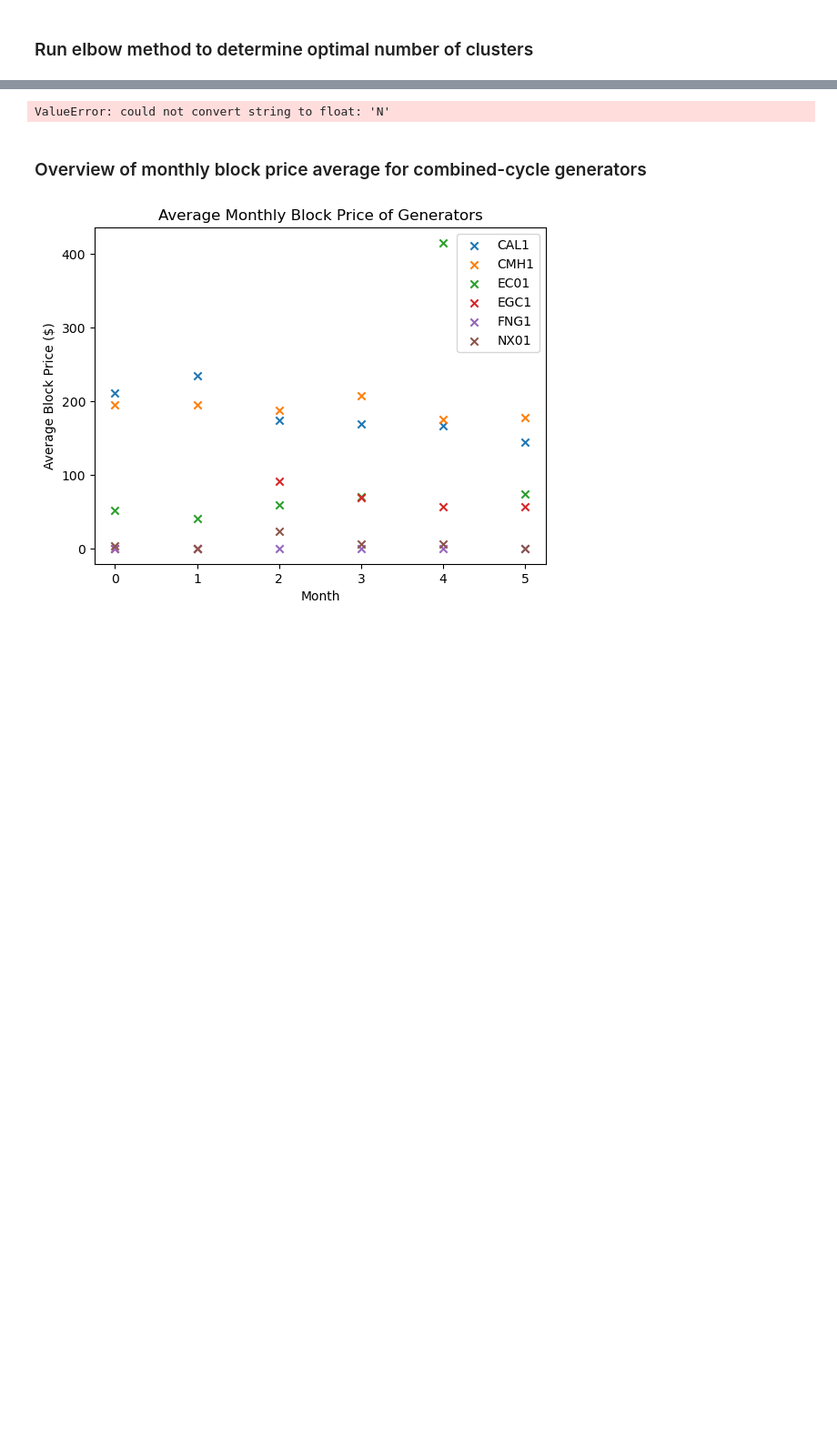
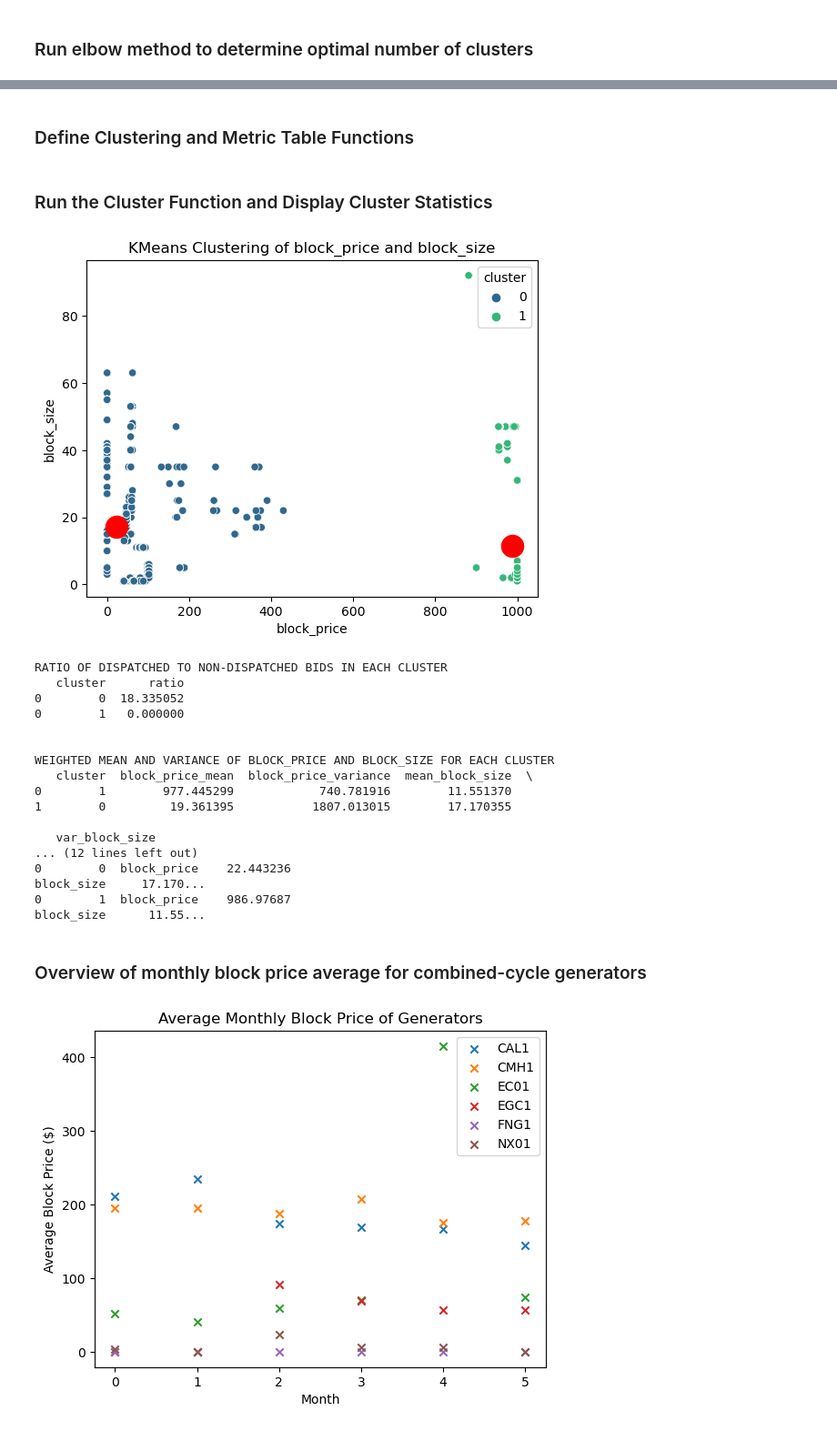
Before and after one commit to seantan88/ECON588Project, a Jupyter notebook: Analysis/cluster.ipynb, the cells around one changed output, grey strips where cells are left out. Shown at 91% size. Drawn from its saved outputs; the diff is of its cells as text; code cells hidden in the pictures; blank space fills up the shorter version.

```diff
--- a/Analysis/cluster.ipynb
+++ b/Analysis/cluster.ipynb
@@ -117,27 +190,2 @@ print(cluster_sizes(df1))
-# %%
-#modify the kmeans_cluster function to cluster 3 features and generate a 3D plot
-def kmeans_cluster_3d(df, features, nclusters, labelx, labely, labelz, title):
-    # fit the kmeans model to the features, using 3 clusters
-    kmeans = KMeans(n_clusters = nclusters, init = 'k-means++', max_iter = 300, n_init = 10, random_state = 0)
-    # fit the model to the features
-    kmeans.fit(df[[features[0], features[1], features[2]]])
-    # add a new column to df3 that contains the cluster labels
-    df['cluster'] = kmeans.labels_
-    # create new figure
-    fig = plt.figure()
-    ax = fig.add_subplot(111, projection='3d')
-    # plot the clusters
-    ax.scatter(df[str(features[0])], df[str(features[1])], df[str(features[2])], c = kmeans.labels_, cmap = 'viridis')
-    # plot the centroids
-    ax.scatter(kmeans.cluster_centers_[:, 0], kmeans.cluster_centers_[:, 1], kmeans.cluster_centers_[:, 2], s = 300, c = 'red')
-    # add labels
-    ax.set_title(title)
-    ax.set_xlabel(labelx)
-    ax.set_ylabel(labely)
-    ax.set_zlabel(labelz)
-    # show the plot
-    plt.show()
-
-kmeans_cluster_3d(df1, ['block_price', 'block_size', 'dispatched?'], 2, 'Block Price ($)', 'Block Size (MW)', 'Dispatched?', 'KMeans Clustering of Block Price, Block Size, and Dispatched?')
-# %% [output]
-ValueError: could not convert string to float: 'N'
+# %% [markdown]
+### Define Clustering and Metric Table Functions
@@ -144,3 +368,36 @@ ValueError: could not convert string to float: 'N'
+# %% [markdown]
+### Run the Cluster Function and Display Cluster Statistics
+# %%
+if len(features_input) == 1:
+    print("Error! Cannot perform clustering with only one feature. Please enter at least two features.")
+
+if len(features_input) == 2:
+    kmeans_cluster(daily_master_df, features_input, optimal_clusters, features_input, f'KMeans Clustering of {features_input[0]} and {features_input[1]}')
+
+if len(features_input) == 3:
+    kmeans_cluster(daily_master_df, features_input, optimal_clusters, features_input, f'KMeans Clustering of {features_input[0]}, {features_input[1]}, and {features_input[2]}')
+
+if len(features_input) > 3:
+    kmeans_cluster(daily_master_df, features_input, optimal_clusters, features_input, f'KMeans Clustering of Selected Features')
+# %% [output]
+[figure, added]
+RATIO OF DISPATCHED TO NON-DISPATCHED BIDS IN EACH CLUSTER
+   cluster      ratio
+0        0  18.335052
+0        1   0.000000
+
+
+WEIGHTED MEAN AND VARIANCE OF BLOCK_PRICE AND BLOCK_SIZE FOR EACH CLUSTER
+   cluster  block_price_mean  block_price_variance  mean_block_size  \
+0        1        977.445299            740.781916        11.551370
+1        0         19.361395           1807.013015        17.170355
+
+   var_block_size
+... (12 lines left out)
+0        0  block_price    22.443236
+block_size     17.170...
+0        1  block_price    986.97687
+block_size      11.55...
 # %% [markdown]
 ### Overview of monthly block price average for combined-cycle generators
 # %%
```
Also changed, not shown: parts of 9 cells of this notebook, 2 other files.
